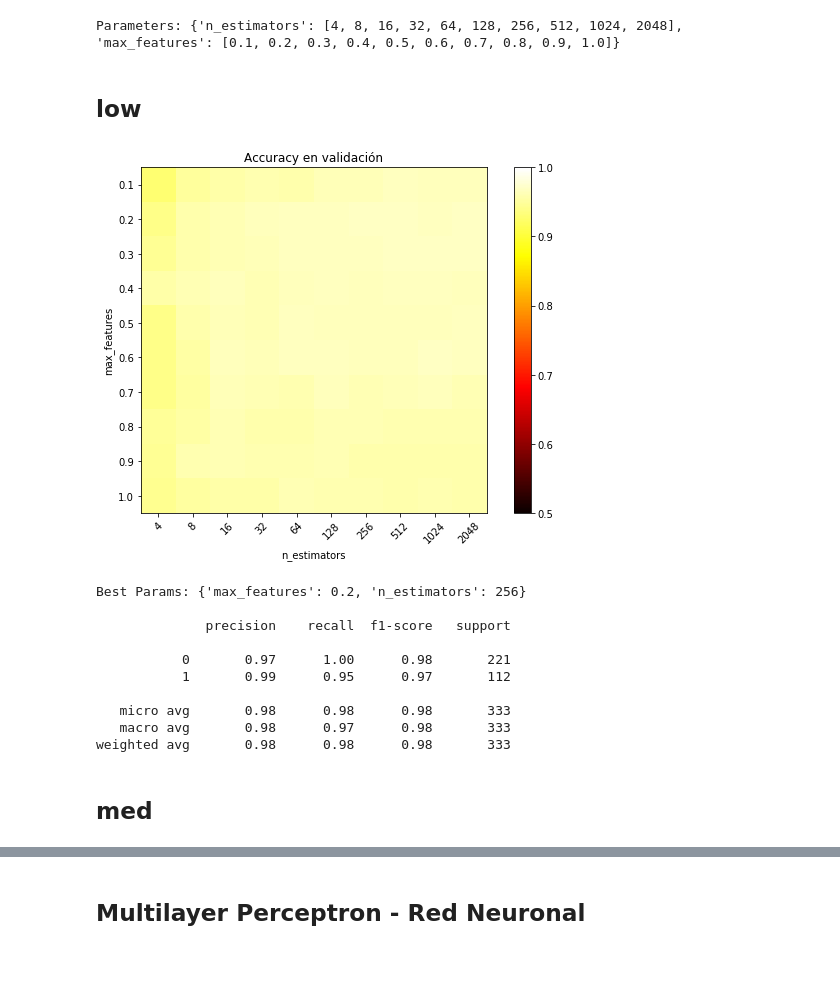
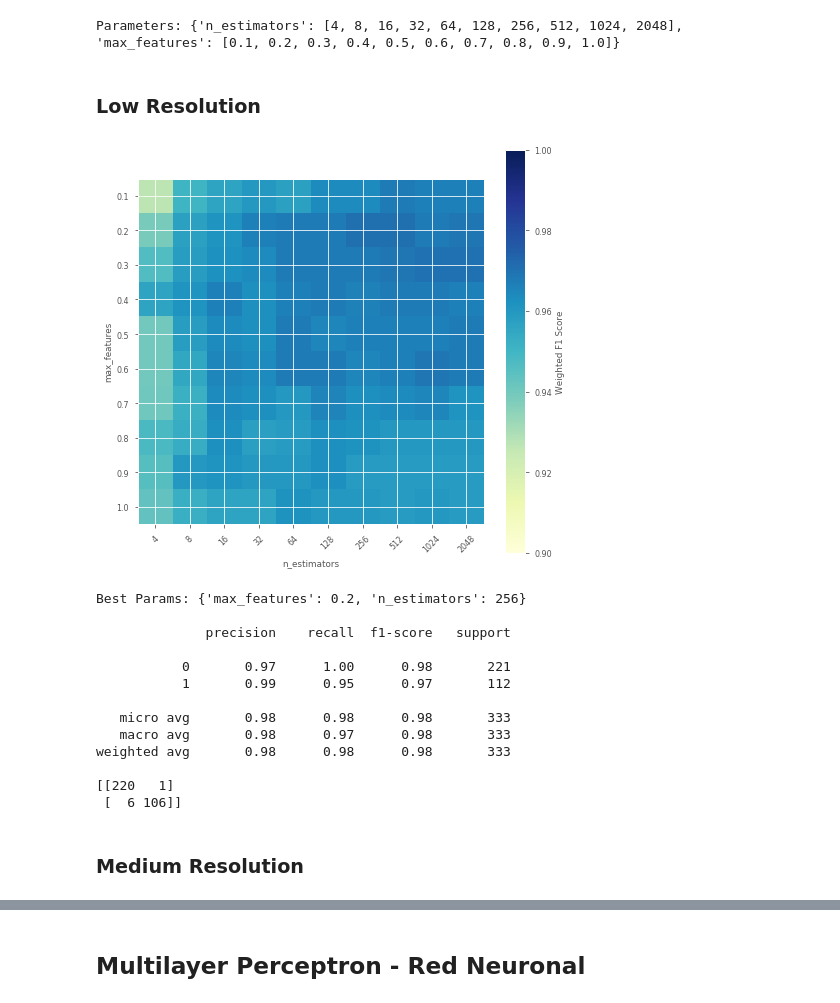
Before and after one commit to jflatorreg/maad-workflow, a Jupyter notebook: 3_models_training.ipynb, the cells around one changed output, grey strips where cells are left out. Drawn from its saved outputs; the diff is of its cells as text; code cells hidden in the pictures; blank space fills up the shorter version.

```diff
--- a/3_models_training.ipynb
+++ b/3_models_training.ipynb
@@ -203,12 +377,8 @@ weighted avg       0.97      0.97      0.97       333
 # %%
 clf_log_reg_high = LogisticRegression(solver= 'liblinear', C=best_params_log_reg_high['C'])
 
-t_start = process_time()
-for i in range(n):
-    y_scores_log_reg_high = cross_val_predict(clf_log_reg_high, X_train_high, y_train_med, cv=5,
+y_scores_log_reg_high = cross_val_predict(clf_log_reg_high, X_train_high, y_train_med, cv=5,
                                           method='decision_function', n_jobs=-1)
-t_stop = process_time()
-t_log_reg_high = (t_stop-t_start)/n
 # %%
 precisions_log_reg_high, recalls_log_reg_high, thresholds_log_reg_high = precision_recall_curve(y_train_high,
                                                                          y_scores_log_reg_high)
@@ -250,12 +424,8 @@ weighted avg       0.98      0.98      0.98       333
 # %%
 clf_SVC_low = SVC(kernel='rbf', C=best_params_SVC_low['C'], gamma=best_params_SVC_low['gamma'])
 
-t_start = process_time()
-for i in range(n):
-    y_scores_SVC_low = cross_val_predict(clf_SVC_low, X_train_low, y_train_low, cv=5,
+y_scores_SVC_low = cross_val_predict(clf_SVC_low, X_train_low, y_train_low, cv=5,
                                          method='decision_function', n_jobs=-1)
-t_stop = process_time()
-t_SVC_low = (t_stop-t_start)/n
 # %%
 precisions_SVC_low, recalls_SVC_low, thresholds_SVC_low = precision_recall_curve(y_train_low,
                                                                                  y_scores_SVC_low)
@@ -283,12 +457,8 @@ weighted avg       0.98      0.98      0.98       333
 # %%
 clf_SVC_med = SVC(kernel='rbf', C=best_params_SVC_med['C'], gamma=best_params_SVC_med['gamma'])
 
-t_start = process_time()
-for i in range(n):
-    y_scores_SVC_med = cross_val_predict(clf_SVC_med, X_train_med, y_train_med, cv=5,
+y_scores_SVC_med = cross_val_predict(clf_SVC_med, X_train_med, y_train_med, cv=5,
                                      method='decision_function', n_jobs=-1)
-t_stop = process_time()
-t_SVC_med = (t_stop-t_start)/n
 # %%
 precisions_SVC_med, recalls_SVC_med, thresholds_SVC_med = precision_recall_curve(y_train_med,
                                                                                  y_scores_SVC_med)
@@ -316,12 +490,8 @@ weighted avg       0.98      0.98      0.98       333
 # %%
 clf_SVC_high = SVC(kernel='rbf', C=best_params_SVC_high['C'], gamma=best_params_SVC_high['gamma'])
 
-t_start = process_time()
-for i in range(n):
-    y_scores_SVC_high = cross_val_predict(clf_SVC_high, X_train_high, y_train_high, cv=5,
+y_scores_SVC_high = cross_val_predict(clf_SVC_high, X_train_high, y_train_high, cv=5,
                                          method='decision_function', n_jobs=-1)
-t_stop = process_time()
-t_SVC_high = (t_stop-t_start)/n
 # %%
 precisions_SVC_high, recalls_SVC_high, thresholds_SVC_high = precision_recall_curve(y_train_high,
                                                                                     y_scores_SVC_high)
@@ -341,13 +511,14 @@ param_grid_rf = {'n_estimators': [2**i for i in range(2, 12, 1)], 'max_features'
 print('Parameters:', param_grid_rf)
 # %% [output]
 Parameters: {'n_estimators': [4, 8, 16, 32, 64, 128, 256, 512, 1024, 2048], 'max_features': [0.1, 0.2, 0.3, 0.4, 0.5, 0.6, 0.7, 0.8, 0.9, 1.0]}
-# %% [markdown]
-## low
+# %% [markdown]
+### Low Resolution
 # %%
+path_save = './results/graphics/RF_L.pdf'
 best_params_rf_low, report_rf_low = random_forests_clf(param_grid_rf, X_train_low, y_train_low,
-                                                       X_test_low, y_test_low)
+                                                       X_test_low, y_test_low, 0.9, 0.95, 1.0, path_save)
 # %% [output]
-[figure, old version]
+[figure, new version]
 Best Params: {'max_features': 0.2, 'n_estimators': 256}
 
               precision    recall  f1-score   support
@@ -358,6 +529,9 @@ Best Params: {'max_features': 0.2, 'n_estimators': 256}
    micro avg       0.98      0.98      0.98       333
    macro avg       0.98      0.97      0.98       333
 weighted avg       0.98      0.98      0.98       333
+
+[[220   1]
+ [  6 106]]
 # %%
 clf_rf_low = RandomForestClassifier(random_state=42, n_estimators=best_params_rf_low['n_estimators'],
                                      max_features=best_params_rf_low['max_features'])
@@ -375,6 +545,6 @@ precisions_rf_low, recalls_rf_low, thresholds_rf_low = precision_recall_curve(y_
 fpr_rf_low, tpr_rf_low, thresholds_roc_rf_low = roc_curve(y_train_low, y_scores_rf_low[:,1])
 # %%
 PR_AUC_rf_low = metrics.auc(recalls_rf_low, precisions_rf_low)
-# %% [markdown]
-## med
+# %% [markdown]
+### Medium Resolution
 # %%
```
Also changed, not shown: parts of 76 cells of this notebook, 3 other files.
